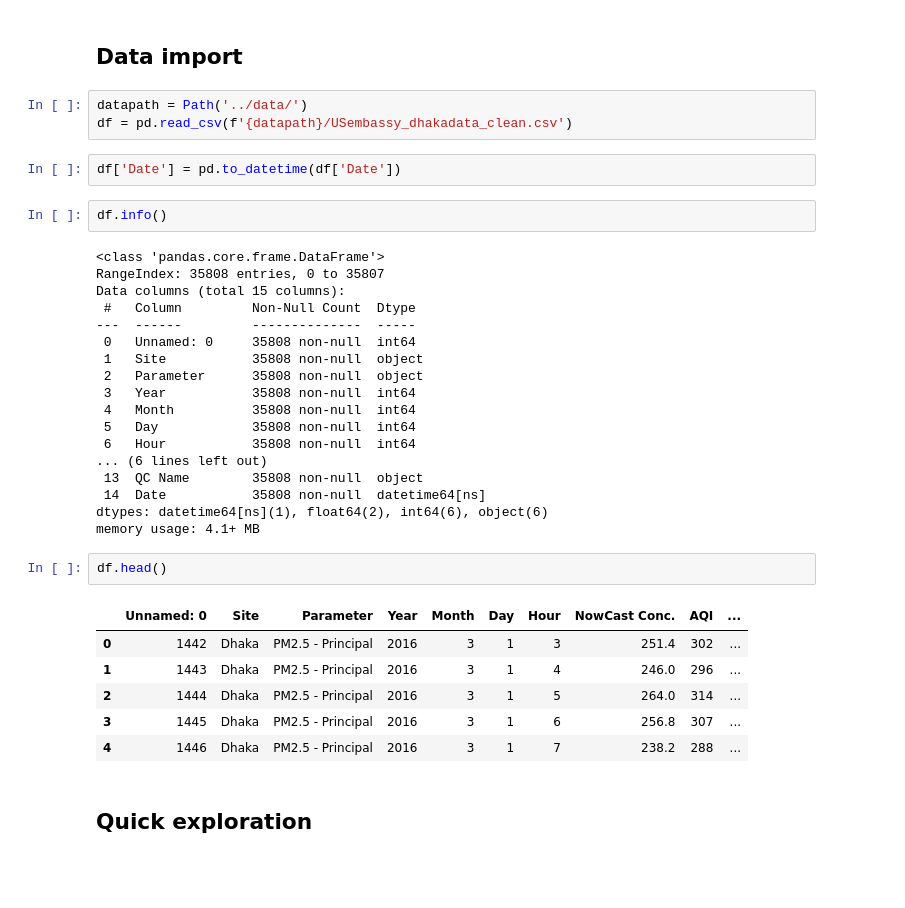
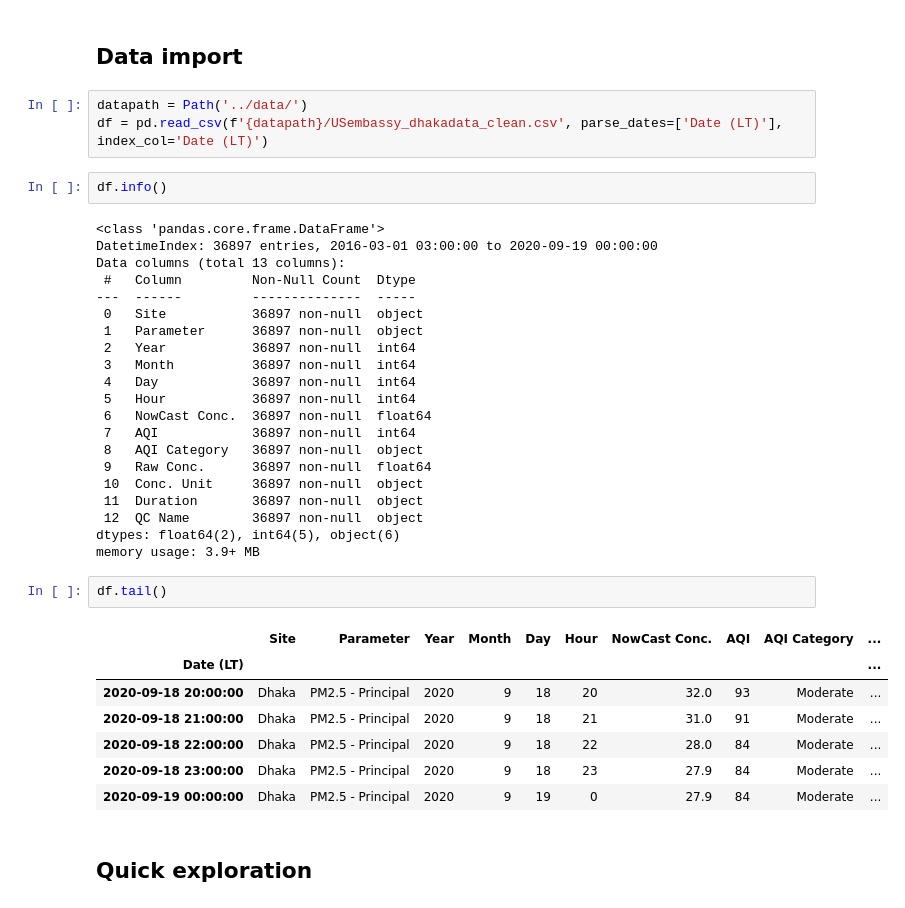
Before and after one commit to TSGreen/bangladesh-air-quality, a Jupyter notebook: notebooks/analysis-visualisation.ipynb, the cells around one changed output. Drawn from its saved outputs; the diff is of its cells as text; blank space fills up the shorter version.

```diff
--- a/notebooks/analysis-visualisation.ipynb
+++ b/notebooks/analysis-visualisation.ipynb
@@ -22,38 +22,40 @@ import matplotlib as mpl
 <h2> Data import </h2>
 # %%
 datapath = Path('../data/')
-df = pd.read_csv(f'{datapath}/USembassy_dhakadata_clean.csv')
+df = pd.read_csv(f'{datapath}/USembassy_dhakadata_clean.csv', parse_dates=['Date (LT)'], index_col='Date (LT)')
-# %%
-df['Date'] = pd.to_datetime(df['Date'])
 # %%
 df.info()
 # %% [output]
 <class 'pandas.core.frame.DataFrame'>
-RangeIndex: 35808 entries, 0 to 35807
-Data columns (total 15 columns):
+DatetimeIndex: 36897 entries, 2016-03-01 03:00:00 to 2020-09-19 00:00:00
+Data columns (total 13 columns):
  #   Column         Non-Null Count  Dtype
 ---  ------         --------------  -----
- 0   Unnamed: 0     35808 non-null  int64
- 1   Site           35808 non-null  object
- 2   Parameter      35808 non-null  object
- 3   Year           35808 non-null  int64
- 4   Month          35808 non-null  int64
- 5   Day            35808 non-null  int64
- 6   Hour           35808 non-null  int64
-... (6 lines left out)
- 13  QC Name        35808 non-null  object
- 14  Date           35808 non-null  datetime64[ns]
-dtypes: datetime64[ns](1), float64(2), int64(6), object(6)
-memory usage: 4.1+ MB
+ 0   Site           36897 non-null  object
+ 1   Parameter      36897 non-null  object
+ 2   Year           36897 non-null  int64
+ 3   Month          36897 non-null  int64
+ 4   Day            36897 non-null  int64
+ 5   Hour           36897 non-null  int64
+ 6   NowCast Conc.  36897 non-null  float64
+ 7   AQI            36897 non-null  int64
+ 8   AQI Category   36897 non-null  object
+ 9   Raw Conc.      36897 non-null  float64
+ 10  Conc. Unit     36897 non-null  object
+ 11  Duration       36897 non-null  object
+ 12  QC Name        36897 non-null  object
+dtypes: float64(2), int64(5), object(6)
+memory usage: 3.9+ MB
 # %%
-df.head()
+df.tail()
 # %% [output]
-|  | Unnamed: 0 | Site | Parameter | Year | Month | Day | Hour | NowCast Conc. | AQI | ... |
-| 0 | 1442 | Dhaka | PM2.5 - Principal | 2016 | 3 | 1 | 3 | 251.4 | 302 | ... |
-| 1 | 1443 | Dhaka | PM2.5 - Principal | 2016 | 3 | 1 | 4 | 246.0 | 296 | ... |
-| 2 | 1444 | Dhaka | PM2.5 - Principal | 2016 | 3 | 1 | 5 | 264.0 | 314 | ... |
-| 3 | 1445 | Dhaka | PM2.5 - Principal | 2016 | 3 | 1 | 6 | 256.8 | 307 | ... |
-| 4 | 1446 | Dhaka | PM2.5 - Principal | 2016 | 3 | 1 | 7 | 238.2 | 288 | ... |
+|  | Site | Parameter | Year | Month | Day | Hour | NowCast Conc. | AQI | AQI Category | ... |
+| Date (LT) |  |  |  |  |  |  |  |  |  | ... |
+| 2020-09-18 20:00:00 | Dhaka | PM2.5 - Principal | 2020 | 9 | 18 | 20 | 32.0 | 93 | Moderate | ... |
+| 2020-09-18 21:00:00 | Dhaka | PM2.5 - Principal | 2020 | 9 | 18 | 21 | 31.0 | 91 | Moderate | ... |
+| 2020-09-18 22:00:00 | Dhaka | PM2.5 - Principal | 2020 | 9 | 18 | 22 | 28.0 | 84 | Moderate | ... |
+| 2020-09-18 23:00:00 | Dhaka | PM2.5 - Principal | 2020 | 9 | 18 | 23 | 27.9 | 84 | Moderate | ... |
+| 2020-09-19 00:00:00 | Dhaka | PM2.5 - Principal | 2020 | 9 | 19 | 0 | 27.9 | 84 | Moderate | ... |
 # %% [markdown]
 <h2>Quick exploration</h2>
 # %%
```
Also changed, not shown: parts of 29 cells of this notebook, 8 other files.
